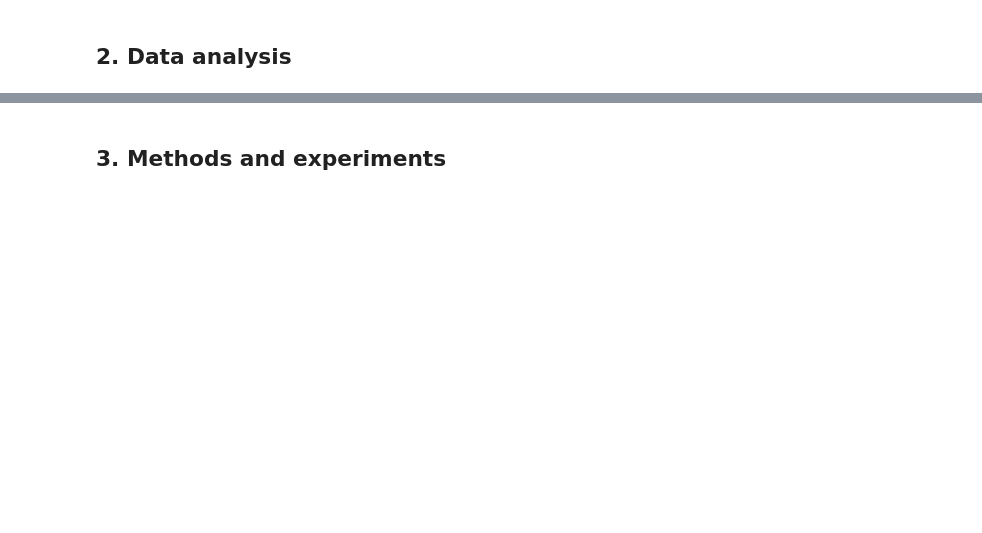
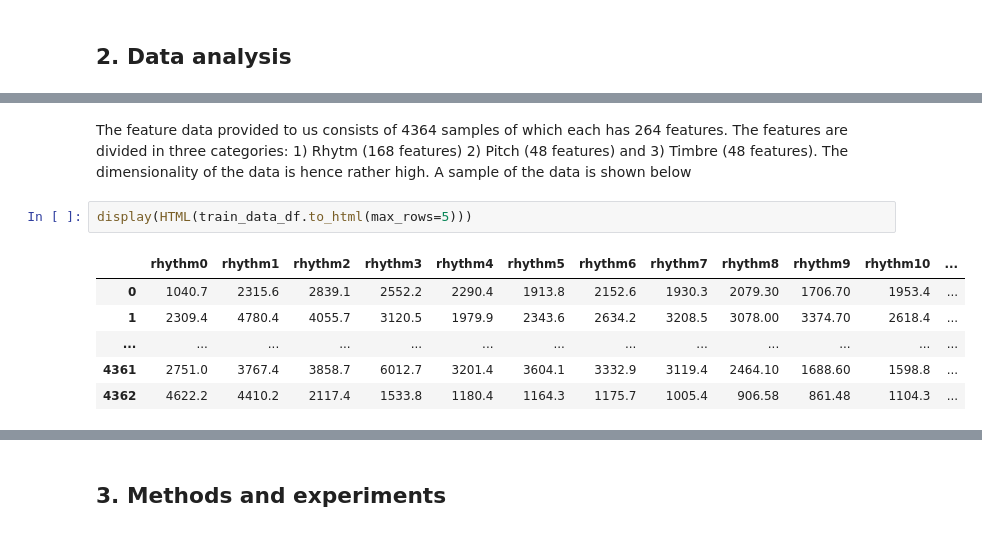
Before and after one commit to sjogres1/MLBP-DAP, a Jupyter notebook: MLBP2018 Project Report Template.ipynb, the cells around one changed output, grey strips where cells are left out. Drawn from its saved outputs; the diff is of its cells as text; blank space fills up the shorter version.

```diff
--- a/MLBP2018 Project Report Template.ipynb
+++ b/MLBP2018 Project Report Template.ipynb
@@ -164,0 +150,11 @@ plt.show()
+# %% [markdown]
+The feature data provided to us consists of 4364 samples of which each has 264 features. The features are divided in three categories: 1) Rhytm (168 features) 2) Pitch (48 features) and 3) Timbre (48 features). The dimensionality of the data is hence rather high. A sample of the data is shown below
+# %%
+display(HTML(train_data_df.to_html(max_rows=5)))
+# %% [output]
+|  | rhythm0 | rhythm1 | rhythm2 | rhythm3 | rhythm4 | rhythm5 | rhythm6 | rhythm7 | rhythm8 | rhythm9 | rhythm10 | ... |
+| 0 | 1040.7 | 2315.6 | 2839.1 | 2552.2 | 2290.4 | 1913.8 | 2152.6 | 1930.3 | 2079.30 | 1706.70 | 1953.4 | ... |
+| 1 | 2309.4 | 4780.4 | 4055.7 | 3120.5 | 1979.9 | 2343.6 | 2634.2 | 3208.5 | 3078.00 | 3374.70 | 2618.4 | ... |
+| ... | ... | ... | ... | ... | ... | ... | ... | ... | ... | ... | ... | ... |
+| 4361 | 2751.0 | 3767.4 | 3858.7 | 6012.7 | 3201.4 | 3604.1 | 3332.9 | 3119.4 | 2464.10 | 1688.60 | 1598.8 | ... |
+| 4362 | 4622.2 | 4410.2 | 2117.4 | 1533.8 | 1180.4 | 1164.3 | 1175.7 | 1005.4 | 906.58 | 861.48 | 1104.3 | ... |
```
Also changed, not shown: parts of 40 cells of this notebook, 7 other files.
